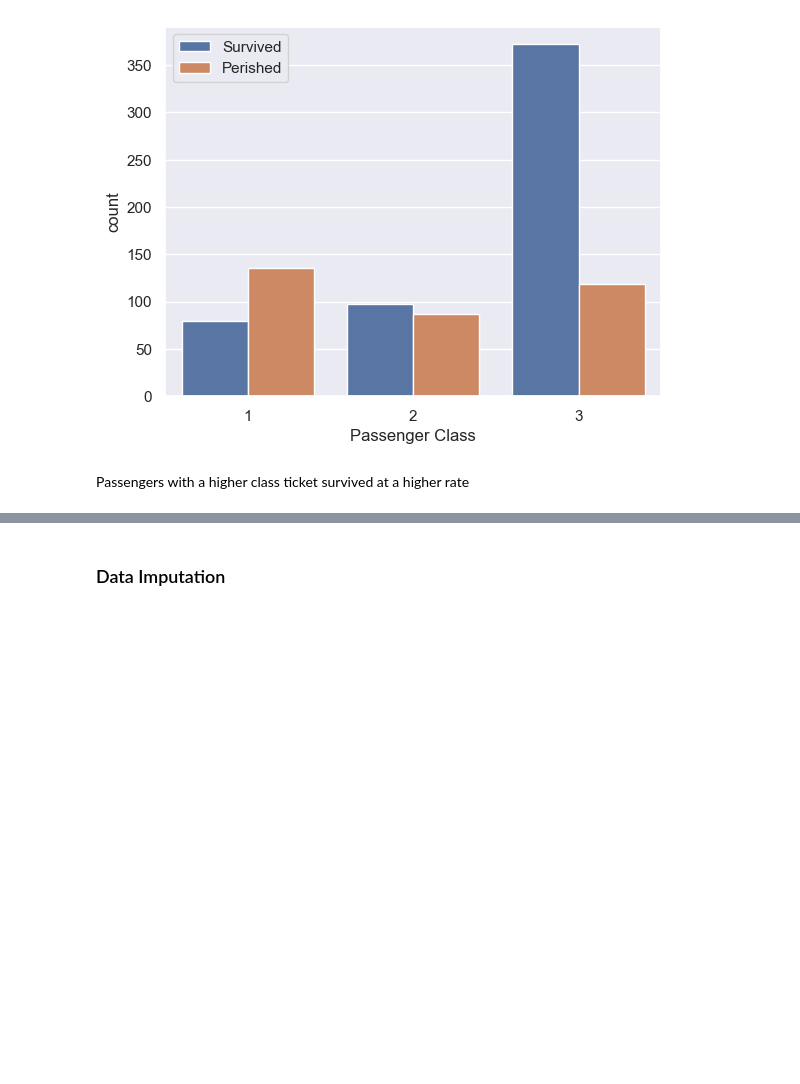
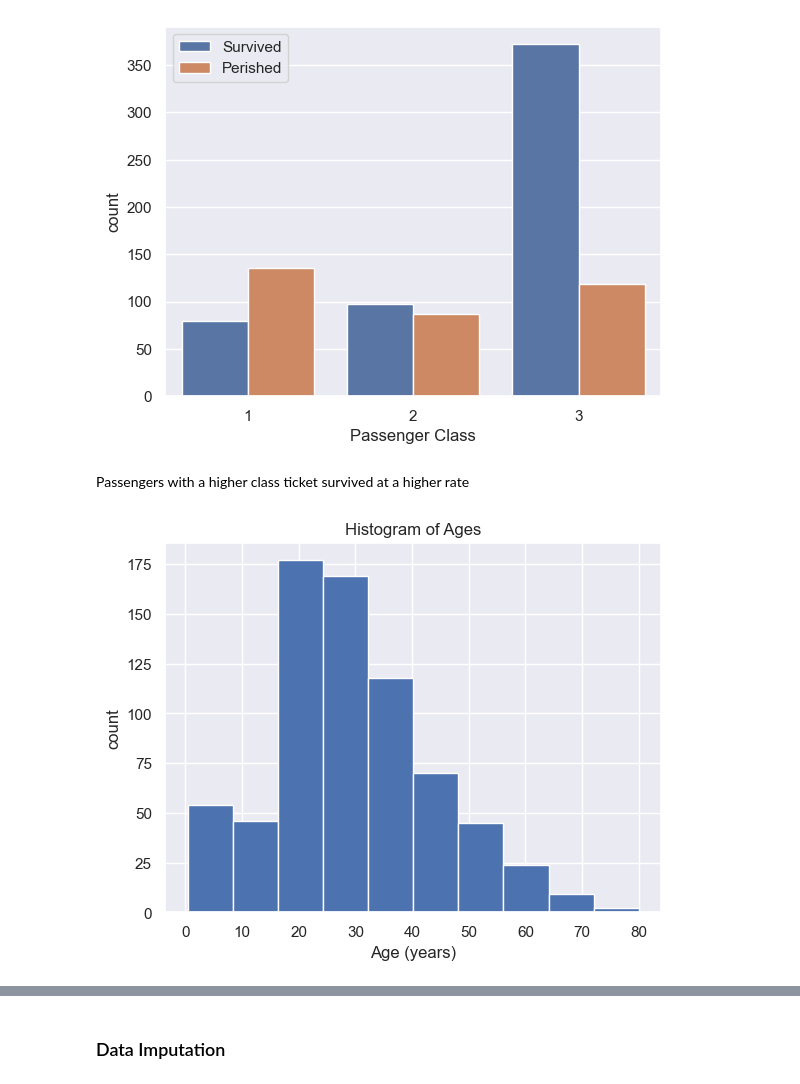
Before and after one commit to jcharlpretorius/Titanic-Kaggle-Machine-Learning, a Jupyter notebook: titanic-solution.ipynb, the cells around one changed output, grey strips where cells are left out. Drawn from its saved outputs; the diff is of its cells as text; code cells hidden in the pictures; blank space fills up the shorter version.

```diff
--- a/titanic-solution.ipynb
+++ b/titanic-solution.ipynb
@@ -266,3 +266,10 @@ plt.legend(labels=['Survived', 'Perished']);
 [figure]
 # %% [markdown]
 Passengers with a higher class ticket survived at a higher rate
+# %%
+plt.hist(train['Age'])
+plt.xlabel('Age (years)')
+plt.ylabel('count')
+plt.title('Histogram of Ages');
+# %% [output]
+[figure, added]
```
Also changed, not shown: parts of 64 cells of this notebook.
